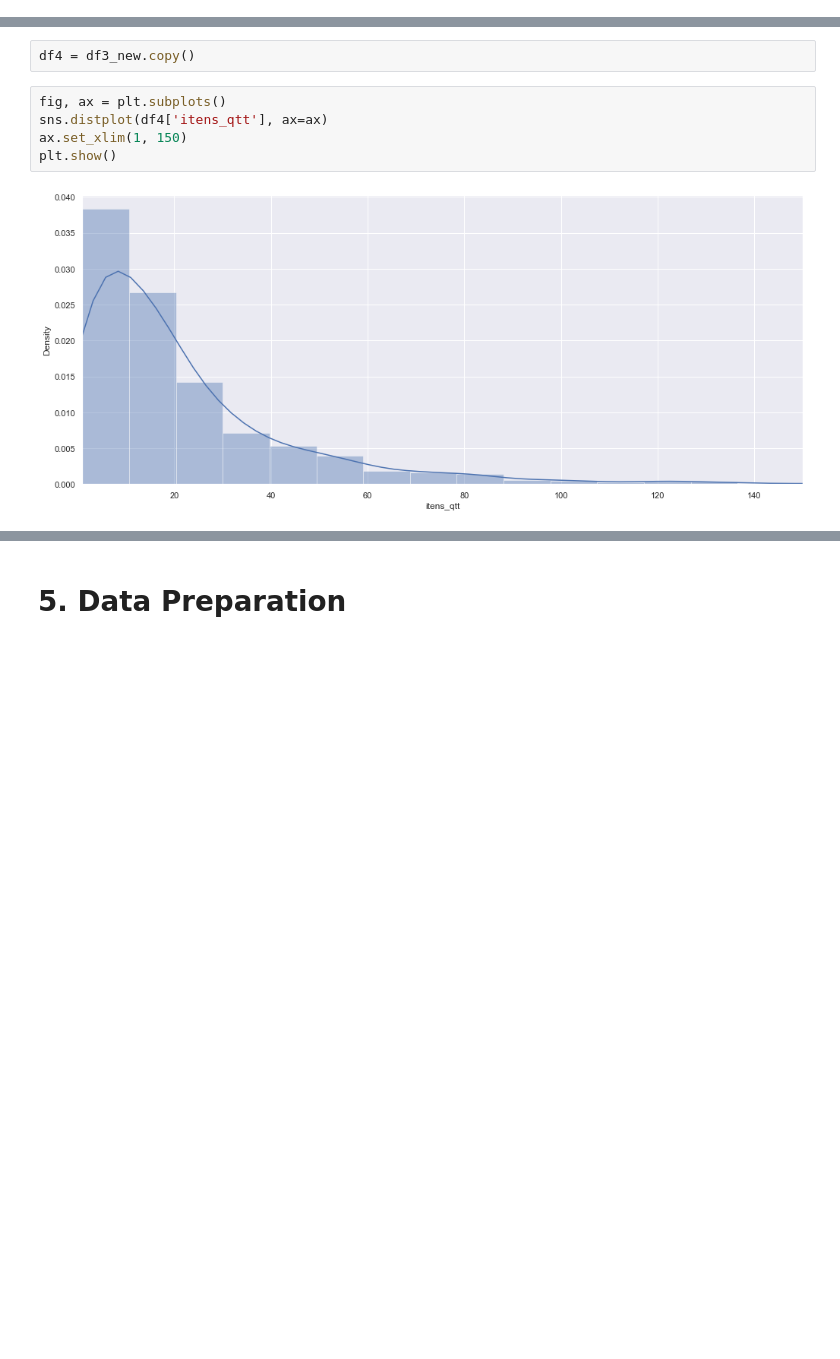
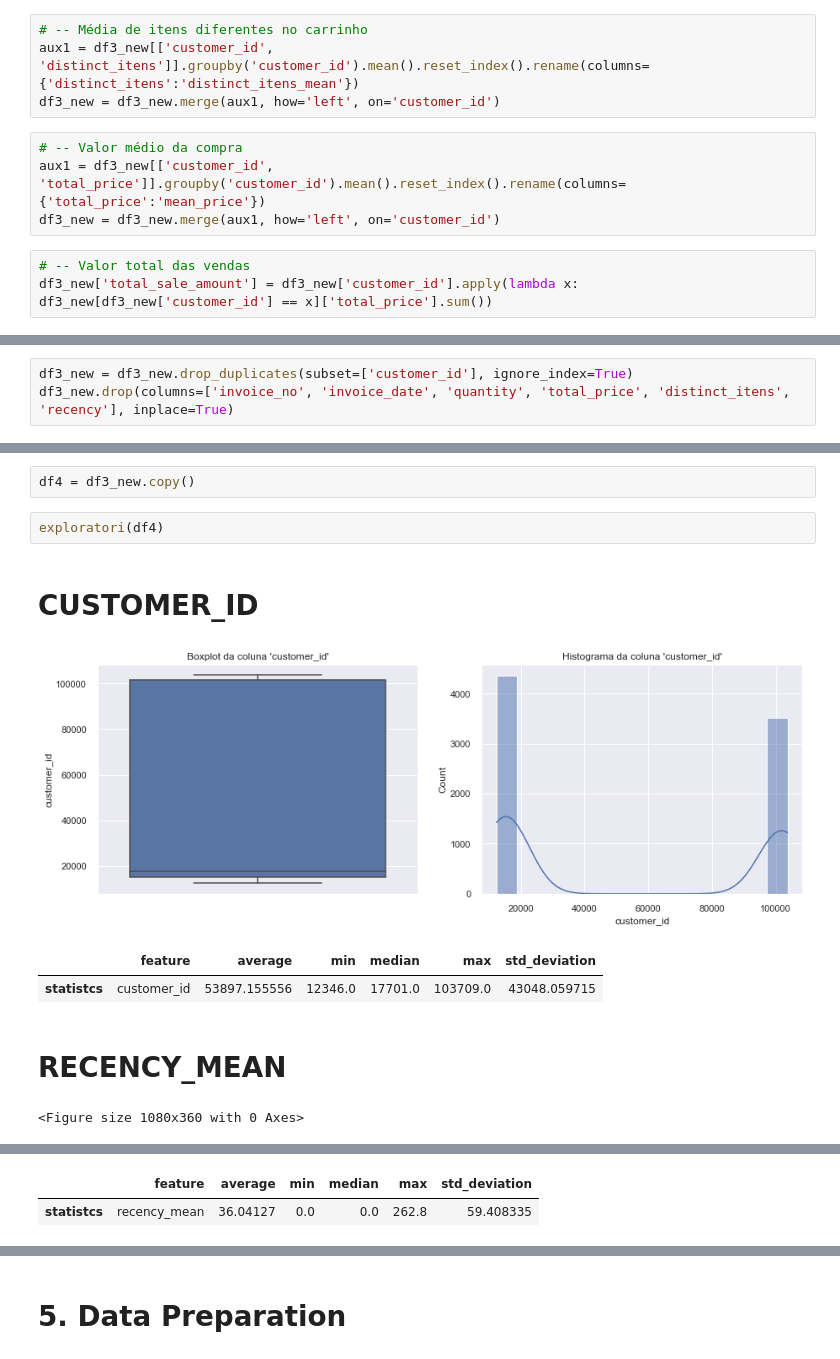
Before and after one commit to GustavoMichelsen/projeto_one_place, a Jupyter notebook: one_place_ciclo_2.ipynb, the cells around one changed output, grey strips where cells are left out. Cells and saved outputs as stored; diff of their text form; blank space fills up the shorter version.

```diff
--- a/one_place_ciclo_2.ipynb
+++ b/one_place_ciclo_2.ipynb
@@ -569,0 +555,11 @@ df3_new.head()
+# %%
+# -- Média de itens diferentes no carrinho
+aux1 = df3_new[['customer_id', 'distinct_itens']].groupby('customer_id').mean().reset_index().rename(columns={'distinct_itens':'distinct_itens_mean'})
+df3_new = df3_new.merge(aux1, how='left', on='customer_id')
+# %%
+# -- Valor médio da compra
+aux1 = df3_new[['customer_id', 'total_price']].groupby('customer_id').mean().reset_index().rename(columns={'total_price':'mean_price'})
+df3_new = df3_new.merge(aux1, how='left', on='customer_id')
+# %%
+# -- Valor total das vendas
+df3_new['total_sale_amount'] = df3_new['customer_id'].apply(lambda x: df3_new[df3_new['customer_id'] == x]['total_price'].sum())
@@ -570,11 +576,16 @@ df3_new.head()
+# %%
+df3_new = df3_new.drop_duplicates(subset=['customer_id'], ignore_index=True)
+df3_new.drop(columns=['invoice_no', 'invoice_date', 'quantity', 'total_price', 'distinct_itens', 'recency'], inplace=True)
 # %% [markdown]
 # 4. Exploratory Data Analysis
 # %%
 df4 = df3_new.copy()
 # %%
-fig, ax = plt.subplots()
-sns.distplot(df4['itens_qtt'], ax=ax)
-ax.set_xlim(1, 150)
-plt.show()
+exploratori(df4)
 # %% [output]
+CUSTOMER_ID
-[figure, old version]
+[figure, new version]
+|  | feature | average | min | median | max | std_deviation |
+| statistcs | customer_id | 53897.155556 | 12346.0 | 17701.0 | 103709.0 | 43048.059715 |
+RECENCY_MEAN
+<Figure size 1080x360 with 0 Axes>
@@ -580,0 +593,2 @@ plt.show()
+|  | feature | average | min | median | max | std_deviation |
+| statistcs | recency_mean | 36.04127 | 0.0 | 0.0 | 262.8 | 59.408335 |
```
Also changed, not shown: parts of 52 cells of this notebook.
